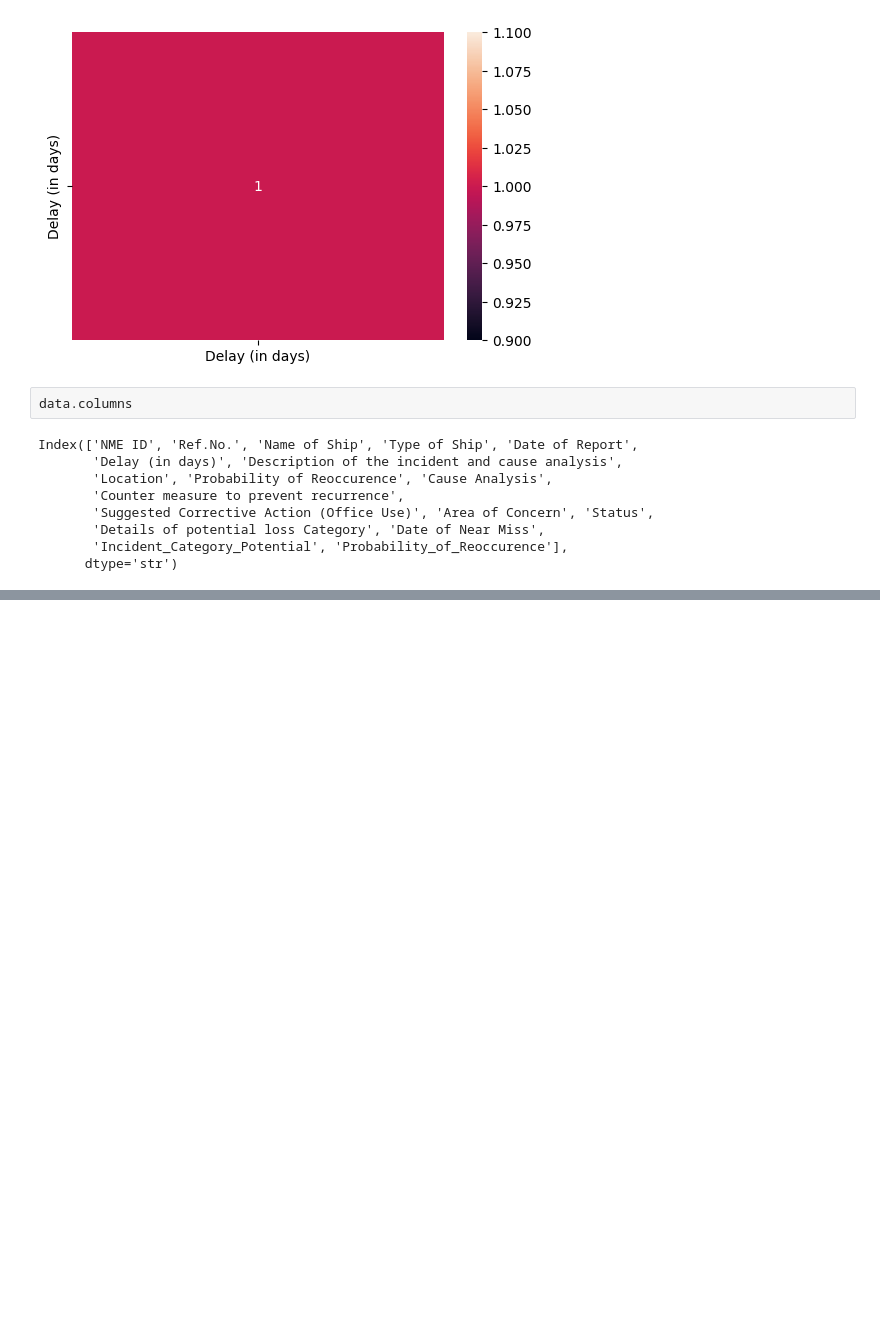
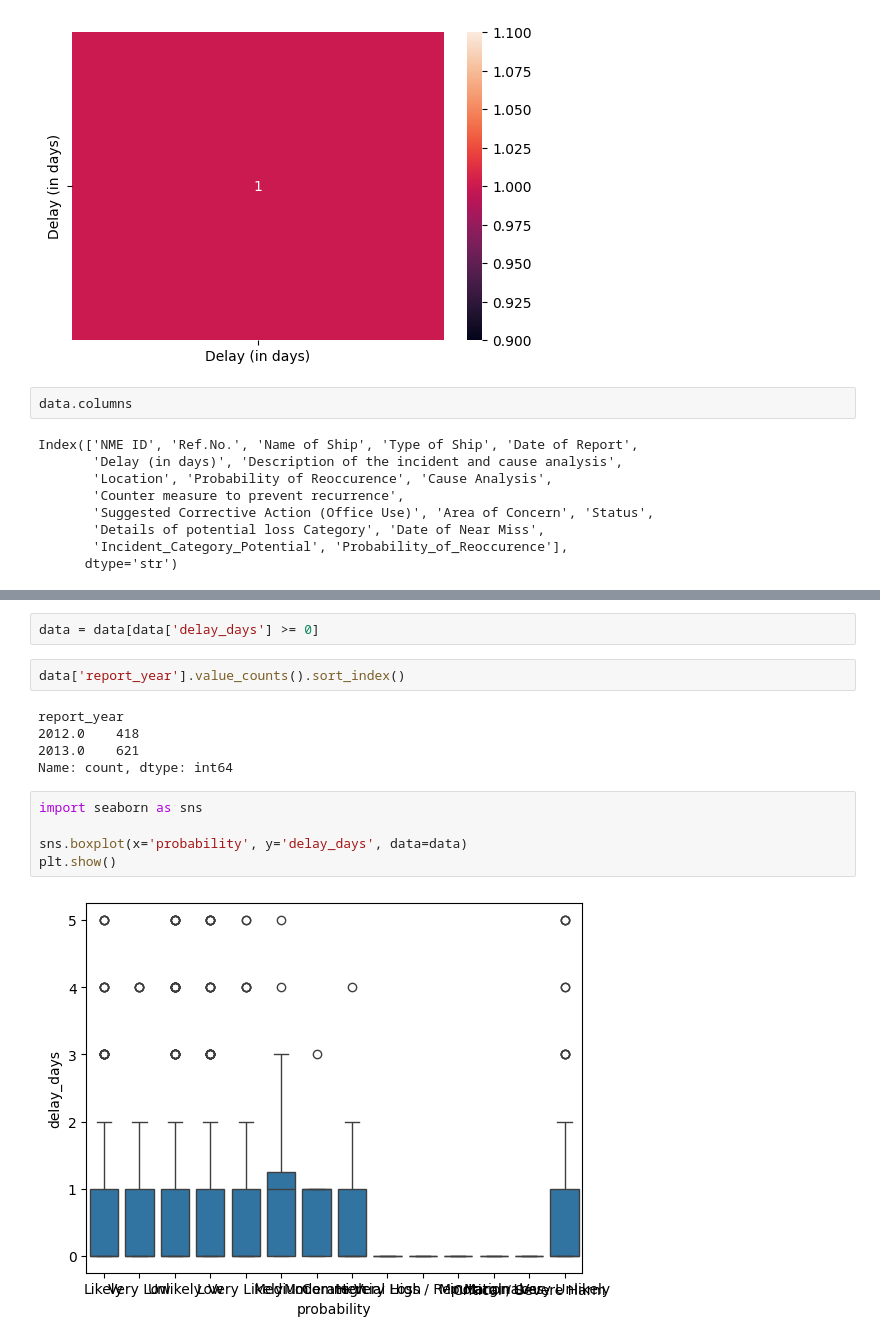
Before and after one commit to kiranr12r/Data-cleaning-and-EDA, a Jupyter notebook: cleaned-data/NMDatabase.ipynb, the cells around one changed output, grey strips where cells are left out. Drawn from its saved outputs; the diff is of its cells as text; blank space fills up the shorter version.

```diff
--- a/cleaned-data/NMDatabase.ipynb
+++ b/cleaned-data/NMDatabase.ipynb
@@ -994,0 +1116,16 @@ Index(['NME ID', 'Ref.No.', 'Name of Ship', 'Type of Ship', 'Date of Report',
+# %%
+data = data[data['delay_days'] >= 0]
+# %%
+data['report_year'].value_counts().sort_index()
+# %% [output]
+report_year
+2012.0    418
+2013.0    621
+Name: count, dtype: int64
+# %%
+import seaborn as sns
+
+sns.boxplot(x='probability', y='delay_days', data=data)
+plt.show()
+# %% [output]
+[figure, added]
```
Also changed, not shown: parts of 14 cells of this notebook.
